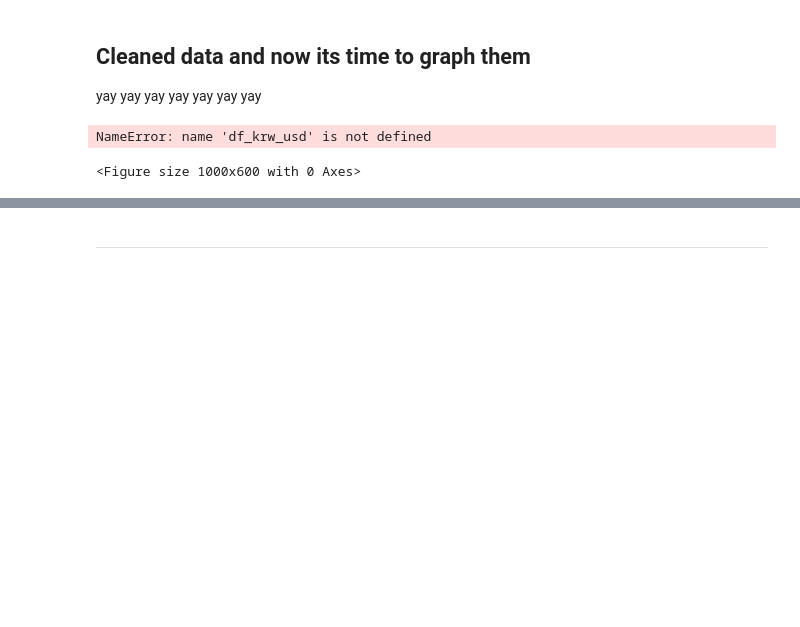
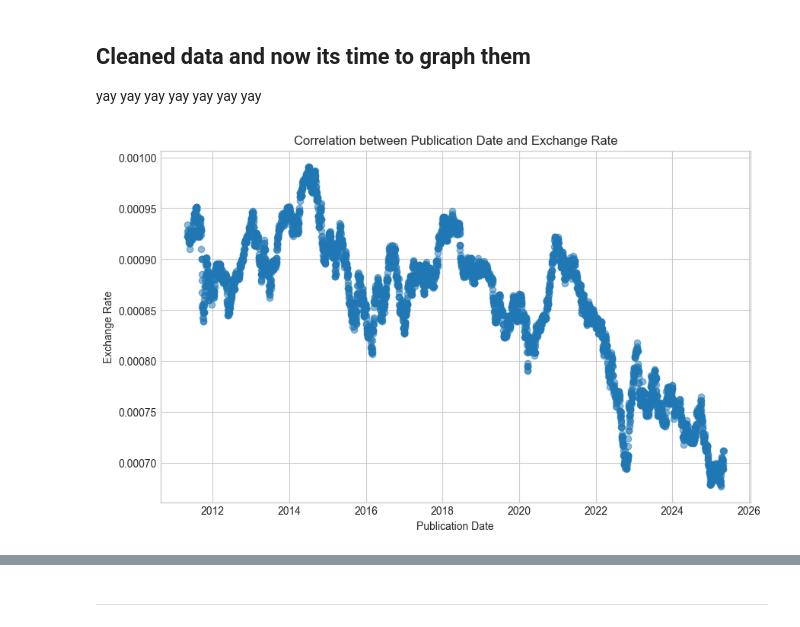
Before and after one commit to ETE4990-S25/homeworkfolder-Gizmofire, a Jupyter notebook: Projects/takeHome/takeHome.ipynb, the cells around one changed output, grey strips where cells are left out. Drawn from its saved outputs; the diff is of its cells as text; code cells hidden in the pictures; blank space fills up the shorter version.

```diff
--- a/Projects/takeHome/takeHome.ipynb
+++ b/Projects/takeHome/takeHome.ipynb
@@ -376,12 +376,18 @@ except pd.errors.EmptyDataError:
 
 print("Columns in the loaded CSV:", df.columns.tolist())
 
-# Filter for KRW as baseCurrency and USD as targetCurrency
-# Based on floatrates.com, if base is KRW, target is USD, exchangeRate is how many USD 1 KRW is.
-# If you want USD per KRW, this is correct.
-# If you want KRW per USD, you might need to use inverseRate or filter differently
-# if the source data provides USD as base and KRW as target.
-# Assuming 'exchangeRate' for base=KRW, target=USD is what we need (1 KRW = X USD)
+
+df['pubDate'] = pd.to_datetime(df['pubDate'], errors='coerce')
+df['exchangeRate'] = pd.to_numeric(df['exchangeRate'], errors='coerce')
+# this bug fix took wayyyy too long
+df['inverseRate'] = df['inverseRate'].str.replace(',', '').astype(float)
+
+strngTypes = ["title", "baseCurrency", "targetCurrency"]
+for x in strngTypes:
+
+    df[x] = df[x].astype('string')
+
+
 df_krw_usd = df[(df['baseCurrency'] == 'KRW') & (df['targetCurrency'] == 'USD')].copy() # Use .copy() to avoid SettingWithCopyWarning
 
 if df_krw_usd.empty:
@@ -390,15 +396,7 @@ if df_krw_usd.empty:
 
 
 # Data Cleaning and Preparation
-df_krw_usd['pubDate'] = pd.to_datetime(df_krw_usd['pubDate'], errors='coerce')
-df_krw_usd['exchangeRate'] = pd.to_numeric(df_krw_usd['exchangeRate'], errors='coerce')
-# this bug fix took wayyyy too long
-df_krw_usd['inverseRate'] = df_krw_usd['inverseRate'].str.replace(',', '').astype(float)
 
-strngTypes = ["title", "baseCurrency", "targetCurrency"]
-for x in strngTypes:
-
-    df_krw_usd[x] = df_krw_usd[x].astype('string')
 
 
 # drop rows where conversion failed (if any) just in case i miss any
@@ -433,17 +431,16 @@ yay yay yay yay yay yay yay
 # %%
 import pandas as pd
 import matplotlib.pyplot as plt
 import seaborn as sns
 import matplotlib.dates as mdates
 
-
+# Correlation of exchange rate going up and down for KRW to USD
 plt.figure(figsize=(10, 6))
-plt.scatter(df_krw_usd['pub Date'], df_krw_usd['exchangeRate'], alpha=0.5)
-plt.title(f'Correlation between Publication Date and Exchange Rate: {correlation:.2f}')
+plt.scatter(df_krw_usd['pubDate'], df_krw_usd['exchangeRate'], alpha=0.5)
+plt.title(f'Correlation between Publication Date and Exchange Rate')
 plt.xlabel('Publication Date')
 plt.ylabel('Exchange Rate')
 plt.grid(True)
 plt.show()
 # %% [output]
-NameError: name 'df_krw_usd' is not defined
-<Figure size 1000x600 with 0 Axes>
+[figure, added]
```
Also changed, not shown: parts of 5 cells of this notebook, 1 other file.
